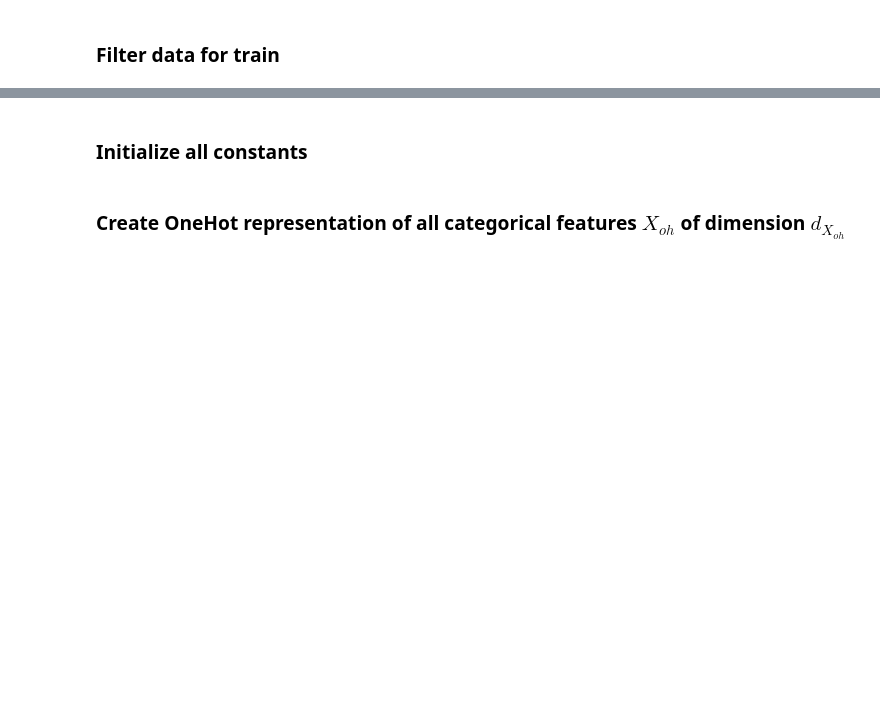
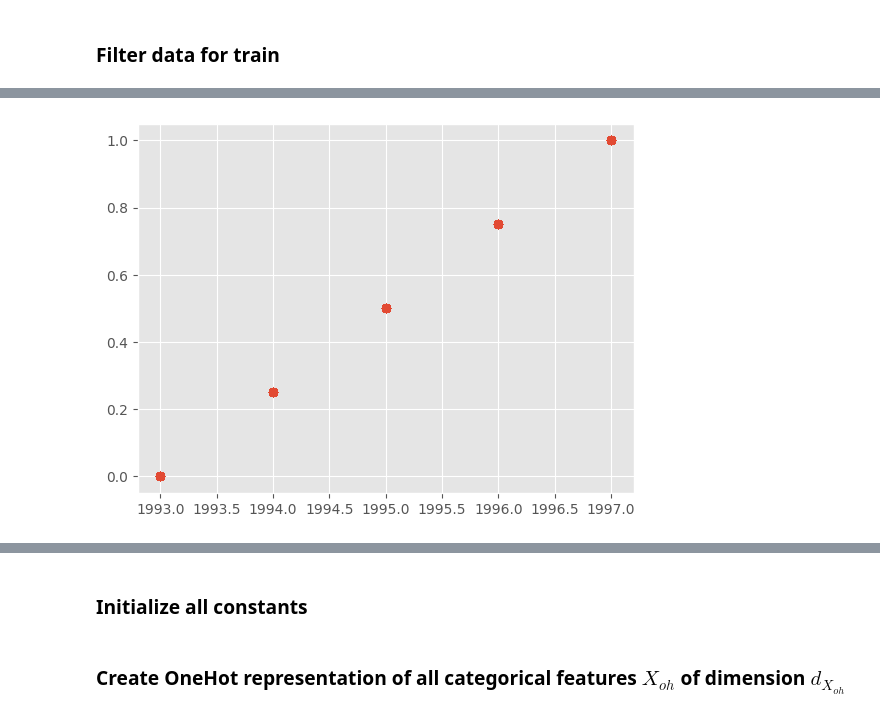
Before and after one commit to kirillzx/TRGAN, a Jupyter notebook: TRGAN_chech.ipynb, the cells around one changed output, grey strips where cells are left out. Saved outputs shown, nothing was run; the diff lists cells and outputs as text; code cells hidden in the pictures; blank space fills up the shorter version.

```diff
--- a/TRGAN_chech.ipynb
+++ b/TRGAN_chech.ipynb
@@ -128,0 +317,5 @@ data.shape
+# %%
+plt.scatter(data[date_feature].apply(lambda x: x.year)[:], date_emb[:, -1])
+plt.show()
+# %% [output]
+[figure, added]
```
Also changed, not shown: parts of 27 cells of this notebook.
